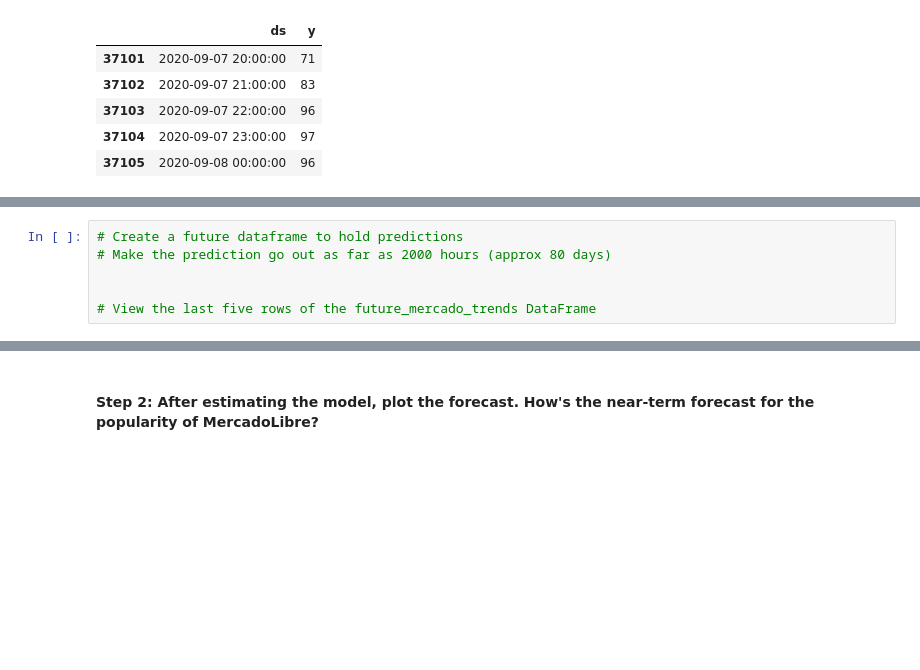
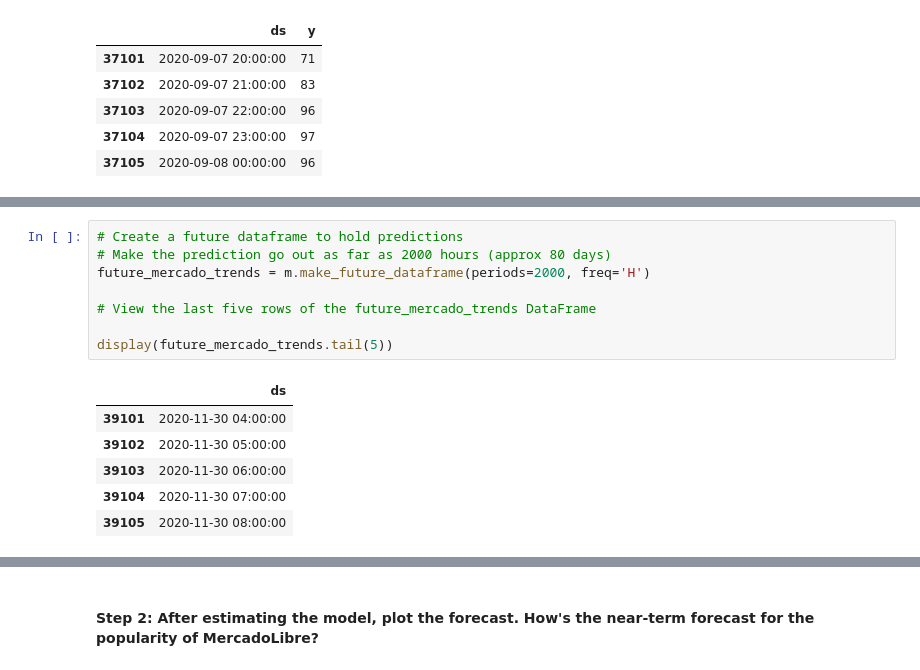
Before and after one commit to Philklim72/prophet_challenge, a Jupyter notebook: forecasting_net_prophet.ipynb, the cells around one changed output, grey strips where cells are left out. Saved outputs shown, nothing was run; the diff lists cells and outputs as text; blank space fills up the shorter version.

```diff
--- a/forecasting_net_prophet.ipynb
+++ b/forecasting_net_prophet.ipynb
@@ -523,8 +532,17 @@ display(mercado_prophet_df.tail())
 # %%
 # Create a future dataframe to hold predictions
 # Make the prediction go out as far as 2000 hours (approx 80 days)
-
+future_mercado_trends = m.make_future_dataframe(periods=2000, freq='H')
 
 # View the last five rows of the future_mercado_trends DataFrame
+
+display(future_mercado_trends.tail(5))
+# %% [output]
+|  | ds |
+| 39101 | 2020-11-30 04:00:00 |
+| 39102 | 2020-11-30 05:00:00 |
+| 39103 | 2020-11-30 06:00:00 |
+| 39104 | 2020-11-30 07:00:00 |
+| 39105 | 2020-11-30 08:00:00 |
 # %%
 # Make the predictions for the trend data using the future_mercado_trends DataFrame
```
Also changed, not shown: parts of 6 cells of this notebook.
